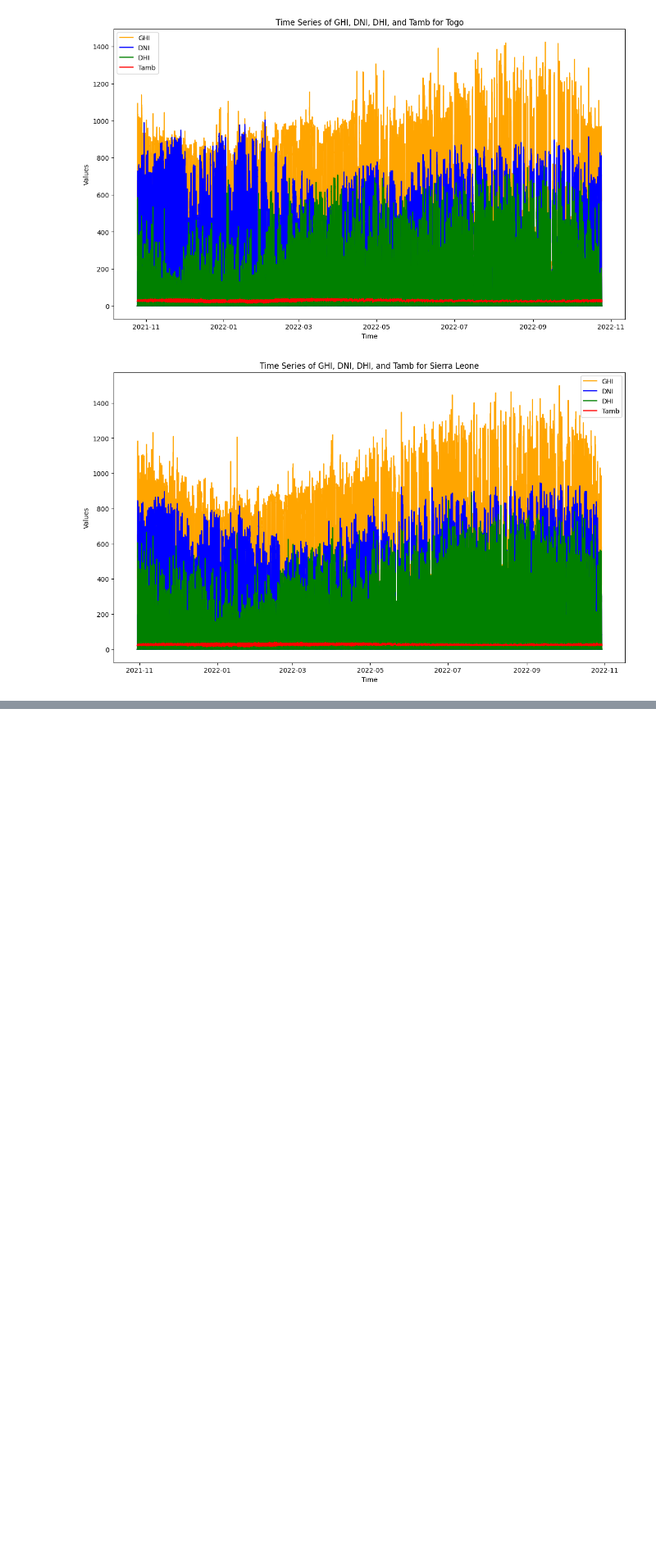
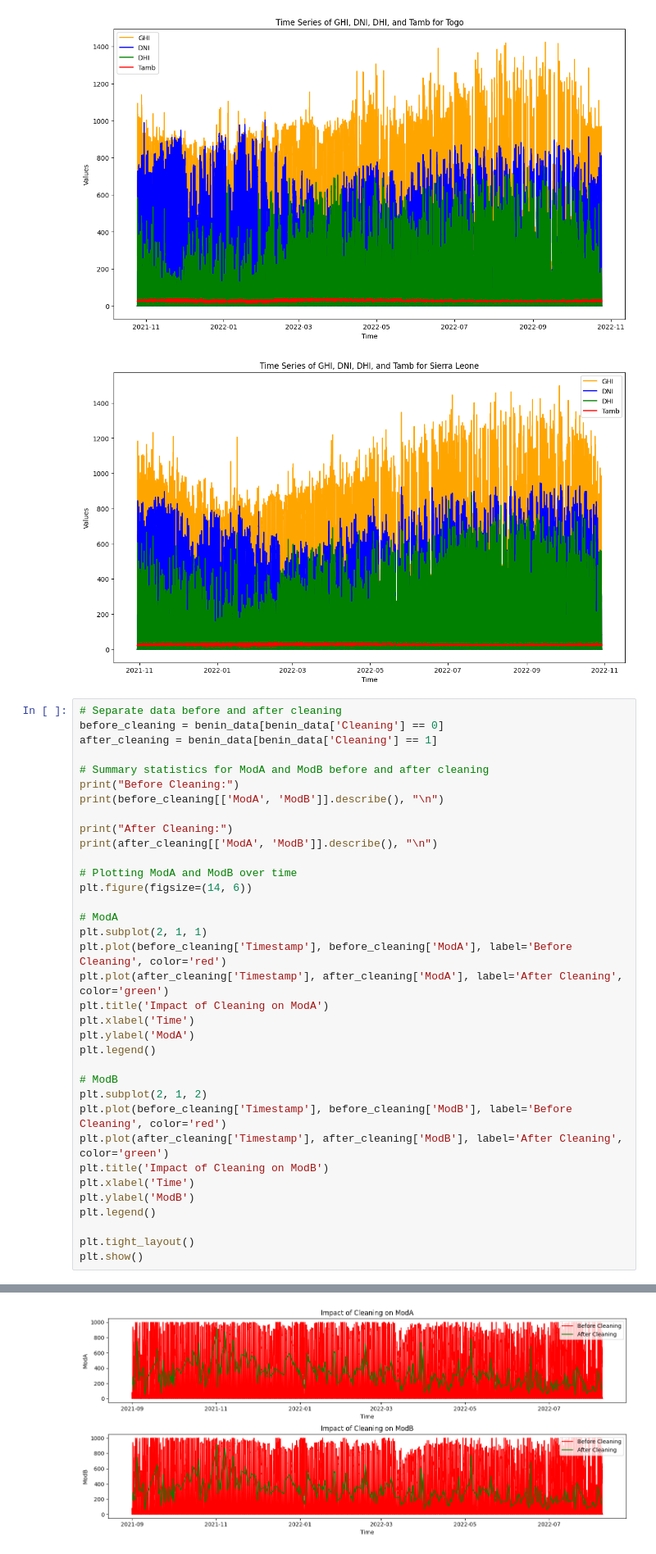
Before and after one commit to Liya-F/Solar-Data-Analysis, a Jupyter notebook: notebooks/EDA.ipynb, the cells around one changed output, grey strips where cells are left out. Shown at 82% size. Saved outputs shown, nothing was run; the diff lists cells and outputs as text; blank space fills up the shorter version.

```diff
--- a/notebooks/EDA.ipynb
+++ b/notebooks/EDA.ipynb
@@ -245,3 +245,39 @@ plt.show()
 [figure]
 [figure]
 [figure]
+# %%
+# Separate data before and after cleaning
+before_cleaning = benin_data[benin_data['Cleaning'] == 0]
+after_cleaning = benin_data[benin_data['Cleaning'] == 1]
+
+# Summary statistics for ModA and ModB before and after cleaning
+print("Before Cleaning:")
+print(before_cleaning[['ModA', 'ModB']].describe(), "\n")
+
+print("After Cleaning:")
+print(after_cleaning[['ModA', 'ModB']].describe(), "\n")
+
+# Plotting ModA and ModB over time
+plt.figure(figsize=(14, 6))
+
+# ModA
+plt.subplot(2, 1, 1)
+plt.plot(before_cleaning['Timestamp'], before_cleaning['ModA'], label='Before Cleaning', color='red')
+plt.plot(after_cleaning['Timestamp'], after_cleaning['ModA'], label='After Cleaning', color='green')
+plt.title('Impact of Cleaning on ModA')
+plt.xlabel('Time')
+plt.ylabel('ModA')
+plt.legend()
+
+# ModB
+plt.subplot(2, 1, 2)
+plt.plot(before_cleaning['Timestamp'], before_cleaning['ModB'], label='Before Cleaning', color='red')
+plt.plot(after_cleaning['Timestamp'], after_cleaning['ModB'], label='After Cleaning', color='green')
+plt.title('Impact of Cleaning on ModB')
+plt.xlabel('Time')
+plt.ylabel('ModB')
+plt.legend()
+
+plt.tight_layout()
+plt.show()
+# %% [output]
@@ -248 +301,2 @@ plt.show()
+[figure, added]
 # %%
```
Also changed, not shown: parts of 4 cells of this notebook.
